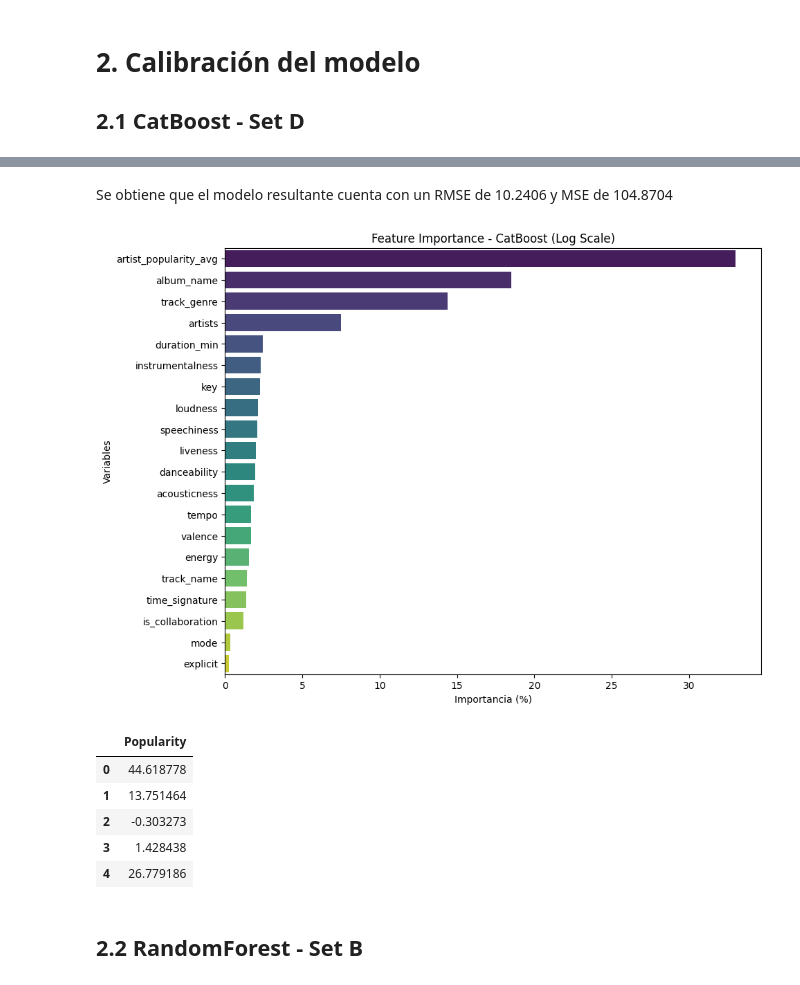
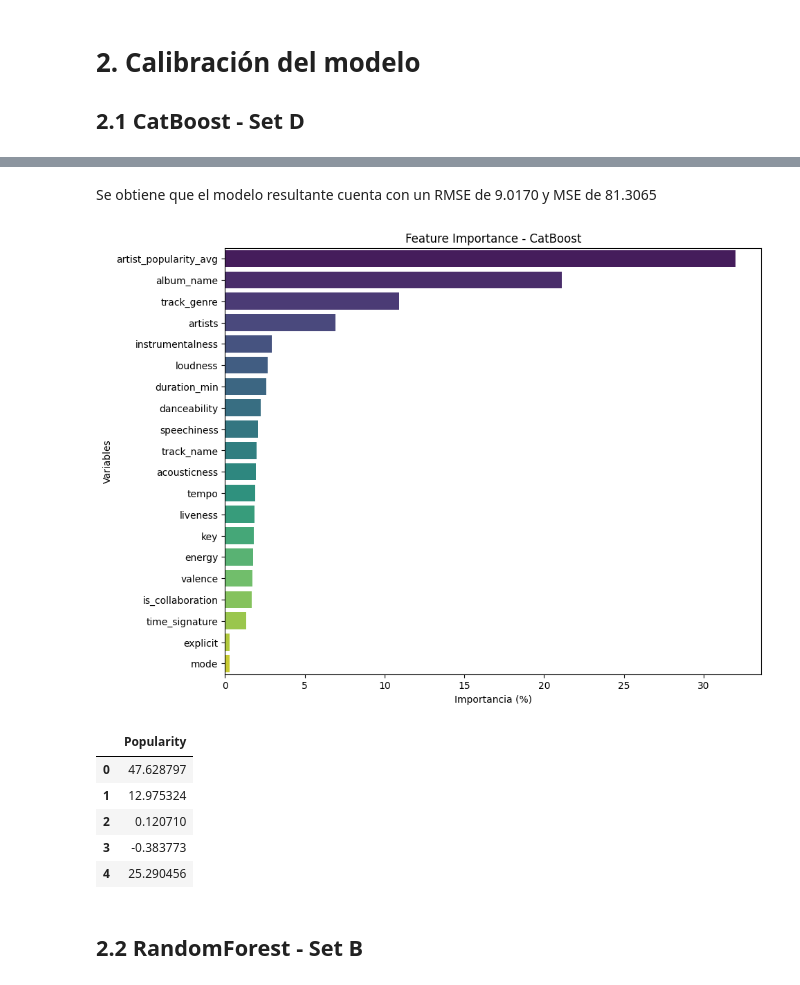
Before and after one commit to JohanManjarresMIAD/JohanManjarresMIAD-JohanManjarresMIAD-MIAD_ML_NLP_2026-Grupo_26, a Jupyter notebook: Semana 3/S3P1_proyecto1_v2.ipynb, the cells around one changed output, grey strips where cells are left out. Cells and saved outputs as stored; diff of their text form; code cells hidden in the pictures.

```diff
--- a/Semana 3/S3P1_proyecto1_v2.ipynb
+++ b/Semana 3/S3P1_proyecto1_v2.ipynb
@@ -62,19 +62,13 @@ dataTesting = pd.read_csv('https://raw.githubusercontent.com/davidzarruk/MIAD_ML
 ## 1.1 Verificación de duplicados
 # %%
 # Eliminamos los duplicados manteniendo la primera aparición
-duplicados_train = dataTraining.duplicated(subset='track_id').sum()
-duplicados_test = dataTesting.duplicated(subset='track_id').sum()
+duplicados_train = dataTraining.duplicated().sum()
+duplicados_test = dataTesting.duplicated().sum()
 print(f"Número de registros con track_id duplicado para train: {duplicados_train} y para test: {duplicados_test}")
 
-data_Training = dataTraining.drop_duplicates(subset='track_id', keep='first').copy()
-
-#Se eliminan los duplicados de train únicamente
-print(f"Registros antes: {len(dataTraining)}")
-print(f"Registros después: {len(data_Training)}")
-
 #Eliminar variables que no vamos a usar
-TrainingDrop = [data_Training.columns[0], 'Unnamed: 0', 'track_id']
-data_Training = data_Training.drop(columns=TrainingDrop)
+TrainingDrop = [dataTraining.columns[0], 'Unnamed: 0', 'track_id']
+data_Training = dataTraining.drop(columns=TrainingDrop)
 
 TestDrop = [dataTesting.columns[0], 'track_id']
 data_Testing = dataTesting.drop(columns=TestDrop)
@@ -626,19 +618,19 @@ plt.xlabel('Importancia (%)')
 plt.ylabel('Variables')
 plt.show()
 # %%
-modelo_cat = CatBoostRegressor(iterations=1100, depth=10, learning_rate=0.07, l2_leaf_reg=1, random_state=42, loss_function='RMSE', verbose=1)
+vars_categoricas = var_categoricas + vars_cat_num + ['is_collaboration']
+train_pool = Pool(X_train_D, y_train, cat_features=vars_categoricas)
+val_pool = Pool(X_val_D, y_val, cat_features=vars_categoricas)
 
-train_pool = Pool(X_train_D, y_train, cat_features=var_categoricas + vars_cat_num + ['is_collaboration'])
-val_pool = Pool(X_val_D, y_val, cat_features=var_categoricas + vars_cat_num + ['is_collaboration'])
+model = CatBoostRegressor(iterations=1500, learning_rate=0.07, depth=10, l2_leaf_reg=1, early_stopping_rounds=100, border_count=254, eval_metric='RMSE', random_seed=42, verbose=100)
+model.fit(train_pool)
 
-modelo_cat.fit(train_pool) #, eval_set=val_pool, use_best_model=True)
-y_pred_cat = modelo_cat.predict(X_val_D)
+y_pred_cat = model.predict(val_pool)
+mse_cat = metrics.mean_squared_error(y_val, y_pred_cat)
+rmse_cat = np.sqrt(mse_cat)
+display(Markdown(f"""Se obtiene que el modelo resultante cuenta con un RMSE de {rmse_cat:.4f} y MSE de {mse_cat:.4f}"""))
 
-mse = mean_squared_error(y_val, y_pred_cat)
-rmse = np.sqrt(mse)
-display(Markdown(f"""Se obtiene que el modelo resultante cuenta con un RMSE de {rmse:.4f} y MSE de {mse:.4f}"""))
-
-importancia = modelo_cat.get_feature_importance()
+importancia = model.get_feature_importance()
 nombres_vars = X_train_D.columns
 
 df_importancia = pd.DataFrame({
@@ -646,11 +638,17 @@ df_importancia = pd.DataFrame({
     'Importance': importancia
 }).sort_values(by='Importance', ascending=False)
 
-# Graficamos
 plt.figure(figsize=(10, 8))
 sns.barplot(x='Importance', y='Feature', data=df_importancia, palette='viridis')
-plt.title('Feature Importance - CatBoost (Log Scale)')
+plt.title('Feature Importance - CatBoost')
 plt.xlabel('Importancia (%)')
 plt.ylabel('Variables')
 plt.show()
+
+test_pool = Pool(x_test_D, cat_features=vars_categoricas)
+y_pred_cat_test = model.predict(test_pool)
+
+y_pred_test_final = pd.DataFrame(y_pred_cat_test, index=x_test_D.index, columns=['Popularity'])
+y_pred_test_final.to_csv('CatBoost5.csv', index_label='ID')
+y_pred_test_final.head()
 # %% [output]
@@ -674,17 +671,11 @@ plt.show()
-Se obtiene que el modelo resultante cuenta con un RMSE de 10.2406 y MSE de 104.8704
+Se obtiene que el modelo resultante cuenta con un RMSE de 9.0170 y MSE de 81.3065
-[figure, old version]
+[figure, new version]
+|  | Popularity |
+| 0 | 47.628797 |
+| 1 | 12.975324 |
+| 2 | 0.120710 |
+| 3 | -0.383773 |
+| 4 | 25.290456 |
-# %%
-y_pred_test = modelo_cat.predict(x_test_D)
-y_pred_test_final = pd.DataFrame(y_pred_test, index=x_test_D.index, columns=['Popularity'])
-y_pred_test_final.to_csv('CatBoost4.csv', index_label='ID')
-y_pred_test_final.head()
-# %% [output]
-|  | Popularity |
-| 0 | 44.618778 |
-| 1 | 13.751464 |
-| 2 | -0.303273 |
-| 3 | 1.428438 |
-| 4 | 26.779186 |
 # %% [markdown]
 ## 2.2 RandomForest - Set B
 # %%
```
Also changed, not shown: parts of 12 cells of this notebook, 5 other files.
